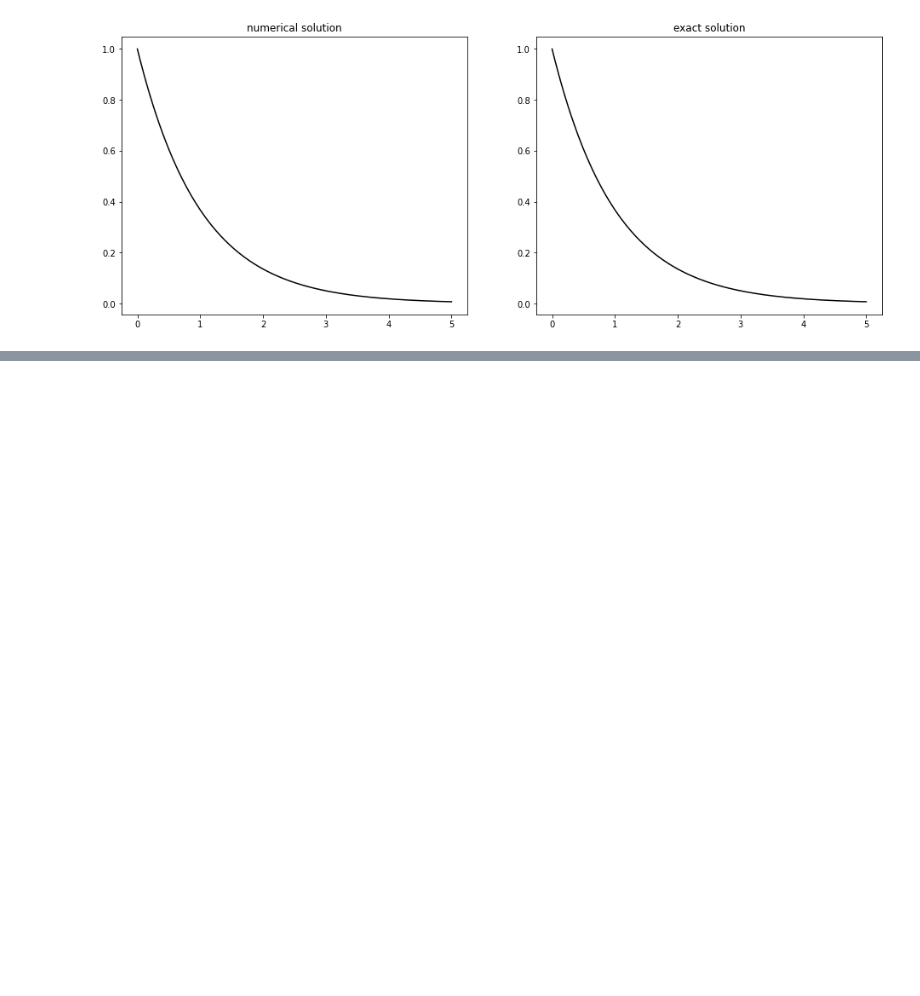
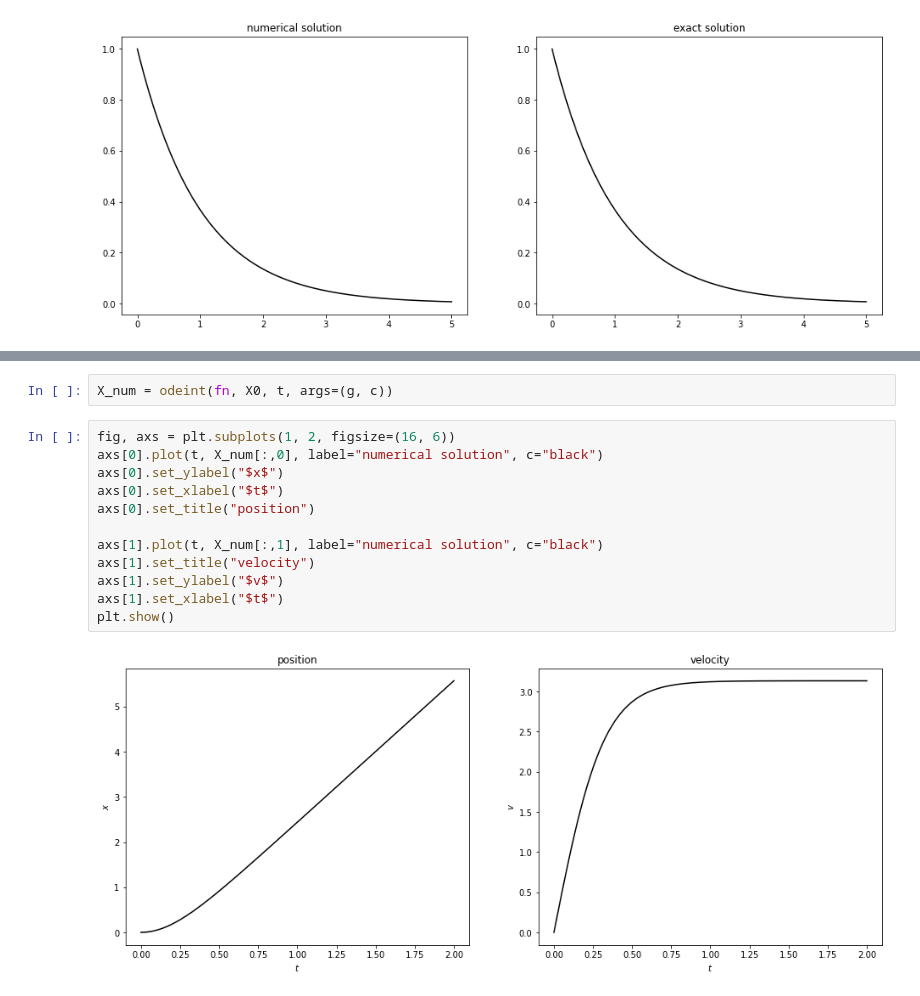
Before and after one commit to gilbertfrancois/partial-differential-equations, a Jupyter notebook: Solving ODE with SciPy.ipynb, the cells around one changed output, grey strips where cells are left out. Drawn from its saved outputs; the diff is of its cells as text; blank space fills up the shorter version.

```diff
--- a/Solving ODE with SciPy.ipynb
+++ b/Solving ODE with SciPy.ipynb
@@ -142,0 +127,16 @@ plt.show()
+# %%
+X_num = odeint(fn, X0, t, args=(g, c))
+# %%
+fig, axs = plt.subplots(1, 2, figsize=(16, 6))
+axs[0].plot(t, X_num[:,0], label="numerical solution", c="black")
+axs[0].set_ylabel("$x$")
+axs[0].set_xlabel("$t$")
+axs[0].set_title("position")
+
+axs[1].plot(t, X_num[:,1], label="numerical solution", c="black")
+axs[1].set_title("velocity")
+axs[1].set_ylabel("$v$")
+axs[1].set_xlabel("$t$")
+plt.show()
+# %% [output]
+[figure, added]
```
Also changed, not shown: parts of 18 cells of this notebook.
